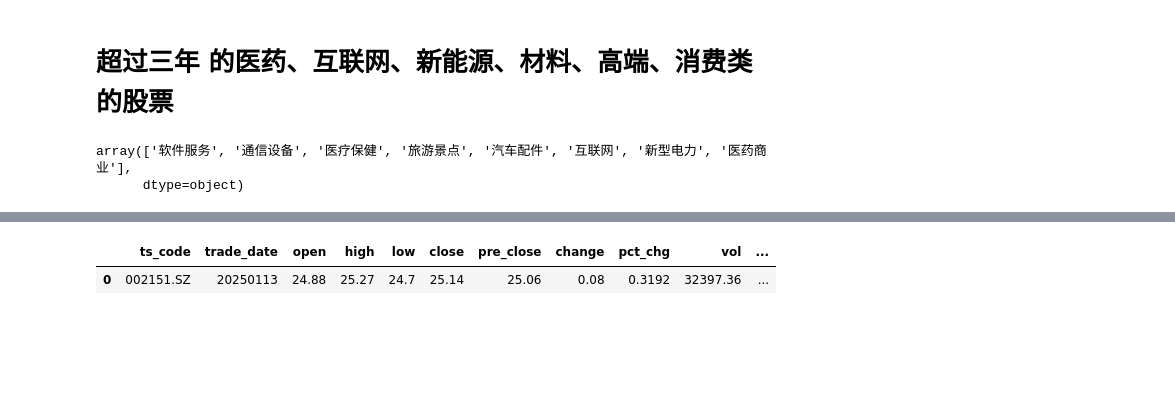
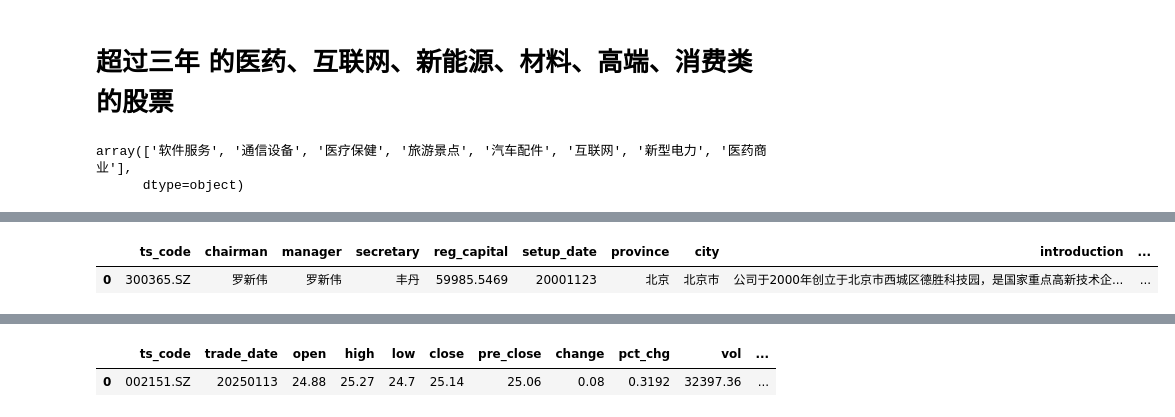
Before and after one commit to whgloveucq/jupyterfiles, a Jupyter notebook: OApractice/stock_study2023.ipynb, the cells around one changed output, grey strips where cells are left out. Cells and saved outputs as stored; diff of their text form; code cells hidden in the pictures; blank space fills up the shorter version.

```diff
--- a/OApractice/stock_study2023.ipynb
+++ b/OApractice/stock_study2023.ipynb
@@ -288,13 +307,12 @@ df_selected_tmp2.query("close<=10 and industry=='新型电力'")
 # %%
-#查看个股或多只股票的信息，均价、RSI指标。
-def stock_info_query(ts_code,trade_date):
-    df_test1=stock_daily(ts_code,'20241130',trade_date)
-    df_test1['RSI']=df_test1.apply(lambda x:get_rsi(x['ts_code'],14,'20200101',x['trade_date']),axis=1)
-    df2=get_rsi_2(ts_code,14 ,'20200101',trade_date)
-    df_test1['avg_5']=df_test1.apply(lambda x:get_avg_vlue(x['ts_code'],5,'20200101',x['trade_date']),axis=1)
-    df_test1['avg_10']=df_test1.apply(lambda x:get_avg_vlue(x['ts_code'],10,'20200101',x['trade_date']),axis=1)
-    df_test1['avg_30']=df_test1.apply(lambda x:get_avg_vlue(x['ts_code'],30,'20200101',x['trade_date']),axis=1)
-    df_test_tmp=df_test1.merge(df2[['ts_code','trade_date','RSI']],on=['trade_date','ts_code'],how='left')
-    df_test_tmp=df_test_tmp.rename(columns={'RSI_x':'RSI_ACT','RSI_y': 'RSI_AVG'})
-    df_test1=df_test_tmp
-    return df_test1
+#查询股票的基本信息
+
+# DF=get_data()
+# DF[DF['ts_code']=='300365.SZ']
+# 交易所代码 ，SSE上交所 SZSE深交所 BSE北交所
+company_info('SZSE','300365.SZ')
+
+# get_source().index_dailybasic(trade_date='20250115', fields='ts_code,trade_date,turnover_rate,pe').head(5)
+# %% [output]
+|  | ts_code | chairman | manager | secretary | reg_capital | setup_date | province | city | introduction | ... |
+| 0 | 300365.SZ | 罗新伟 | 罗新伟 | 丰丹 | 59985.5469 | 20001123 | 北京 | 北京市 | 公司于2000年创立于北京市西城区德胜科技园，是国家重点高新技术企... | ... |
```
Also changed, not shown: parts of 5 cells of this notebook.
